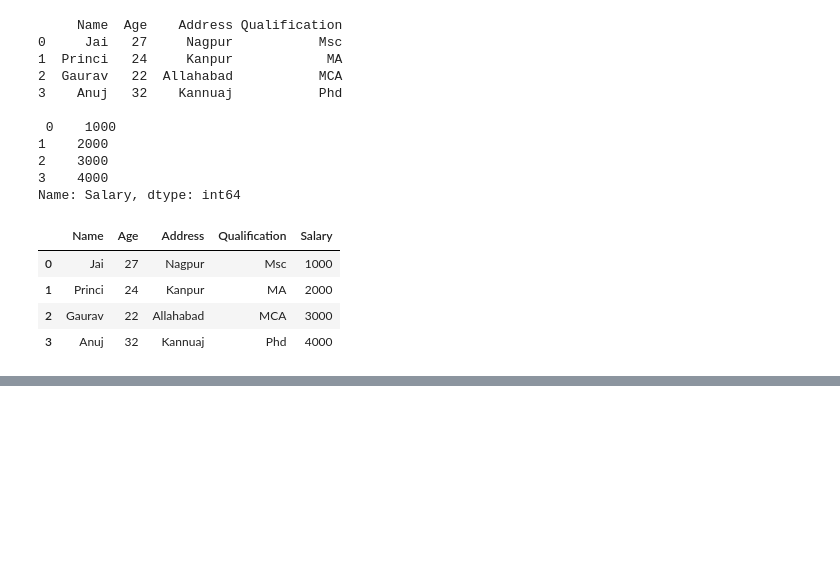
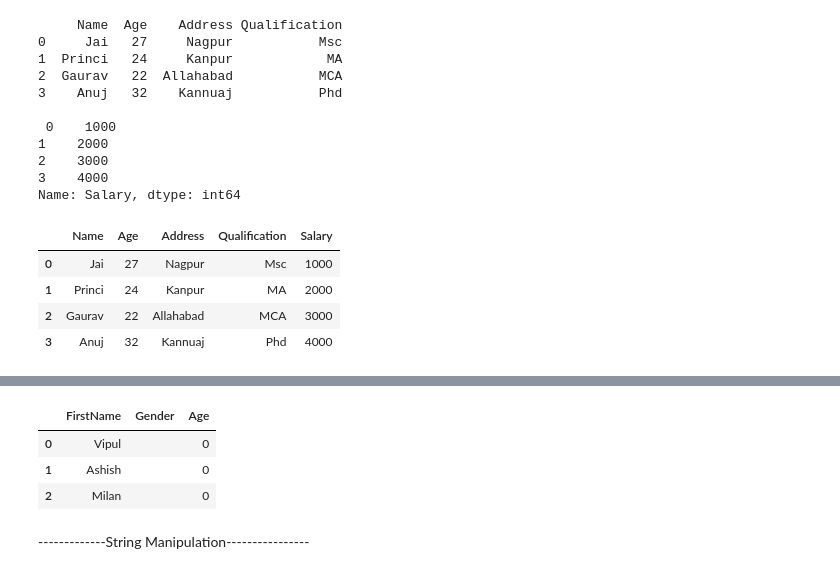
Before and after one commit to jyotinanawarebcs/bcs_training, a Jupyter notebook: data_manipulation1.ipynb, the cells around one changed output, grey strips where cells are left out. Cells and saved outputs as stored; diff of their text form; code cells hidden in the pictures; blank space fills up the shorter version.

```diff
--- a/data_manipulation1.ipynb
+++ b/data_manipulation1.ipynb
@@ -414,0 +630,9 @@ res
+# %%
+display(df)
+# %% [output]
+|  | FirstName | Gender | Age |
+| 0 | Vipul |  | 0 |
+| 1 | Ashish |  | 0 |
+| 2 | Milan |  | 0 |
+# %% [markdown]
+-------------String Manipulation----------------
```
Also changed, not shown: parts of 50 cells of this notebook.
